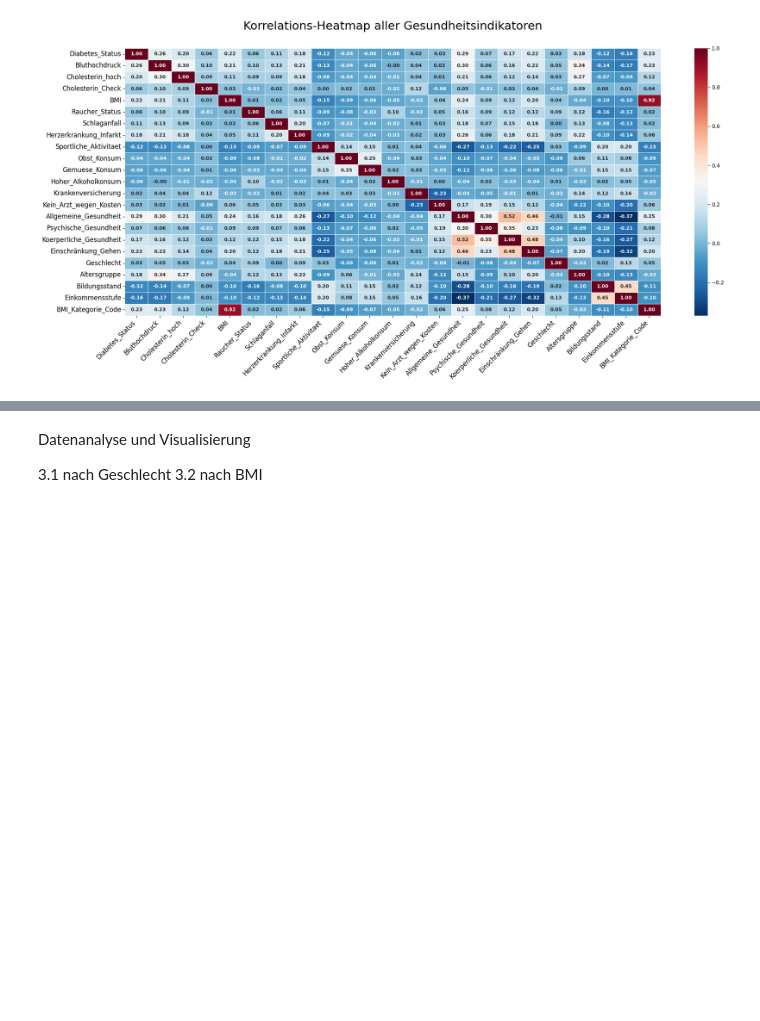
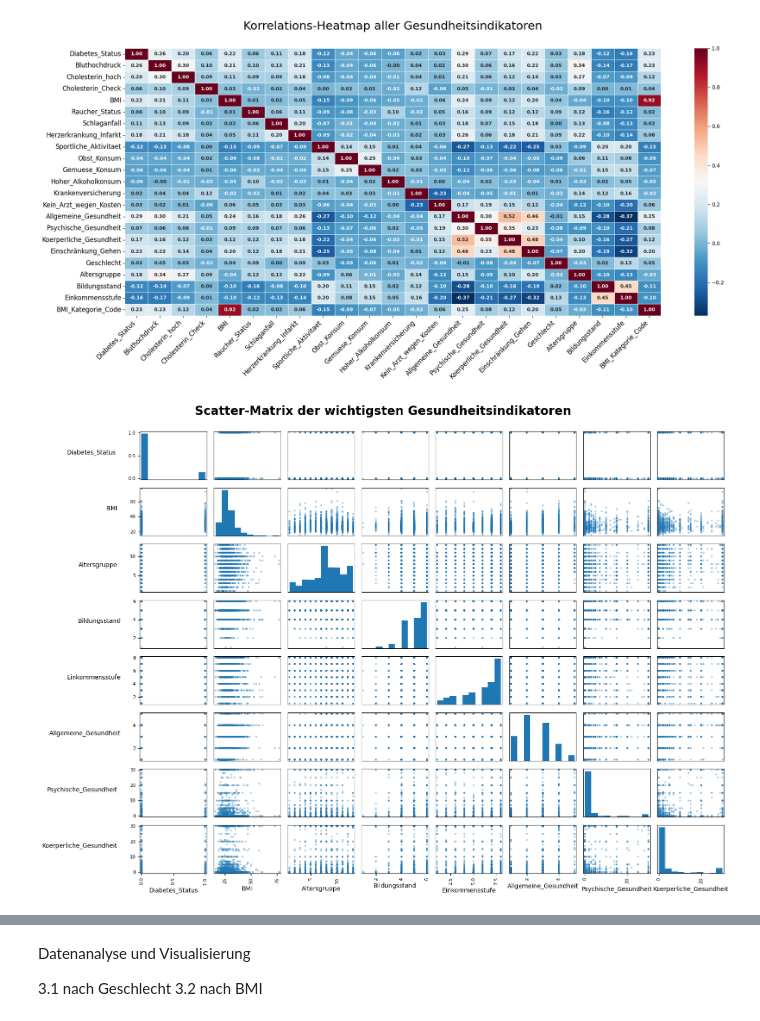
Before and after one commit to StackKer5000/Diabetes_Analysis, a Jupyter notebook: diabetes_v01.ipynb, the cells around one changed output, grey strips where cells are left out. Cells and saved outputs as stored; diff of their text form; code cells hidden in the pictures; blank space fills up the shorter version.

Commit message:
003_nach_BMI_mf_20260525

```diff
--- a/diabetes_v01.ipynb
+++ b/diabetes_v01.ipynb
@@ -362,3 +362,57 @@ plt.subplots_adjust(top=0.88, bottom=0.18)
 plt.show()
 # %% [output]
 [figure]
+# %%
+import matplotlib.pyplot as plt
+import pandas as pd
+
+# Schlüsselvariablen für Überblick
+kern_merkmale = [
+    "Diabetes_Status",
+    "BMI",
+    # "Bluthochdruck",
+    # "Cholesterin_hoch",
+    "Altersgruppe",
+    "Bildungsstand",
+    "Einkommensstufe",
+    "Allgemeine_Gesundheit",
+    "Psychische_Gesundheit",
+    "Koerperliche_Gesundheit",
+]
+
+# Stichprobe ziehen
+df_auswahl = df[kern_merkmale].sample(n=2000, random_state=42)
+
+# Scatter-Matrix plotten (Zuweisung an die Variable 'axes' ist wichtig!)
+axes = pd.plotting.scatter_matrix(
+    df_auswahl,
+    figsize=(16, 12),  # Höhe leicht erhöht für mehr Platz zum Atmen
+    alpha=0.4,
+    diagonal="hist",
+    grid=True,
+)
+
+# DER TRICK: Alle Achsen durchlaufen und die Y-Beschriftungen optimieren
+for ax in axes.flatten():
+    # Y-Achsen-Texte komplett waagerecht drehen (0 Grad)
+    ax.yaxis.get_label().set_rotation(0)
+    # Den Text nach links schieben (ha='right'), damit er nicht im Diagramm klebt
+    ax.yaxis.get_label().set_horizontalalignment("right")
+    # Zusätzlicher Abstand zur Achse (Pad), damit nichts kollidiert
+    ax.yaxis.labelpad = 20
+
+# Titel hinzufügen
+plt.suptitle(
+    "Scatter-Matrix der wichtigsten Gesundheitsindikatoren",
+    fontsize=20,
+    y=0.95,
+    fontweight="bold",
+)
+
+# Layout großzügig absichern
+plt.tight_layout()
+plt.subplots_adjust(top=0.90, left=0.15)
+
+plt.show()
+# %% [output]
+[figure, added]
```
Also changed, not shown: parts of 13 cells of this notebook.
